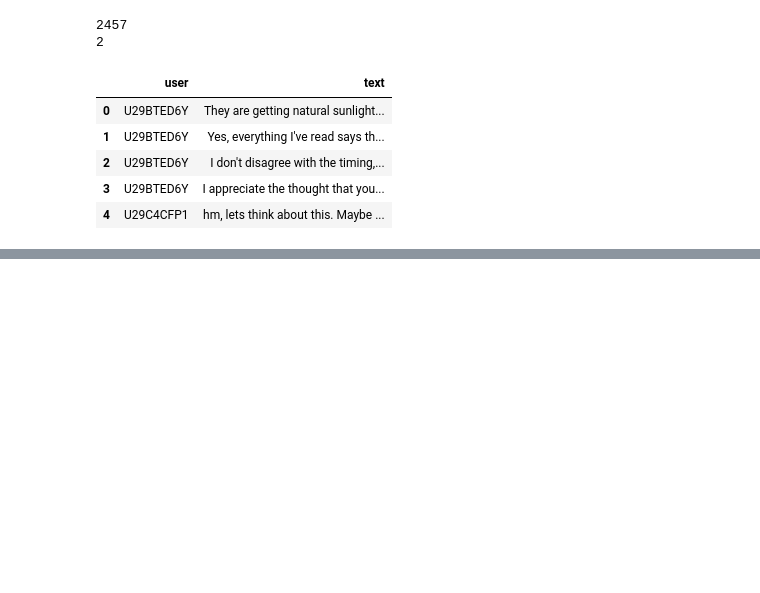
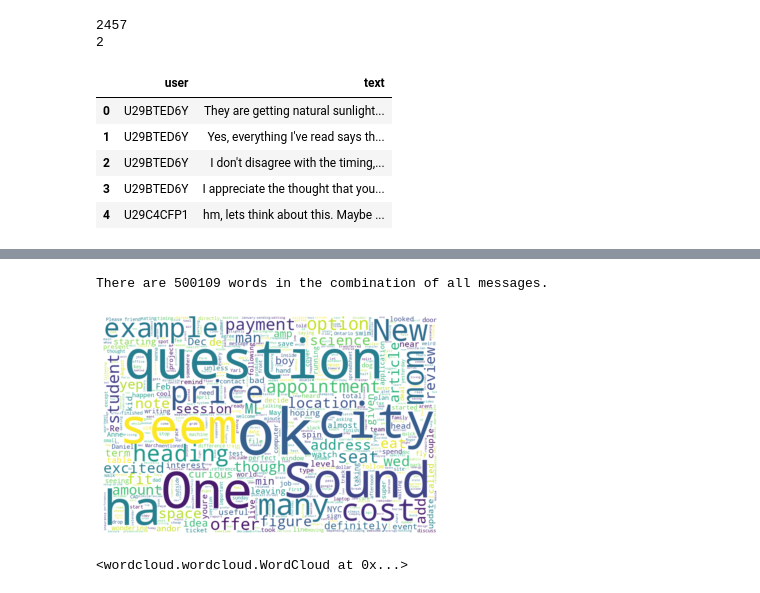
Before and after one commit to DonnaVakalis/Personal, a Jupyter notebook: DJW_slack_word.ipynb, the cells around one changed output, grey strips where cells are left out. Saved outputs shown, nothing was run; the diff lists cells and outputs as text; code cells hidden in the pictures; blank space fills up the shorter version.

Commit message:
making word clouds

```diff
--- a/DJW_slack_word.ipynb
+++ b/DJW_slack_word.ipynb
@@ -96,0 +96,16 @@ freq
+# %%
+# what are the common words
+freq_wrds = pd.Series(' '.join(dat['text']).split()).value_counts()[:500]
+freq_wrds
+
+# what are the single-use words
+infreq_wrds = pd.Series(' '.join(dat['text']).split()).value_counts()[-150:]
+infreq_wrds
+
+# make a list that excludes the most common and least common words
+
+freq_wrds= list(freq_wrds.index)
+dat['text_cleaned']  = dat['text'] .apply(lambda x: " ".join(x for x in x.split() if x not in freq_wrds))
+
+infreq_wrds= list(infreq_wrds.index)
+dat['text_cleaned']  = dat['text_cleaned'] .apply(lambda x: " ".join(x for x in x.split() if x not in infreq_wrds))
@@ -97,3 +123,31 @@ freq
+# %%
+# MAKE A WORD CLOUD
+
+text = " ".join(review for review in dat['text_cleaned'])
+print ("There are {} words in the combination of all messages.".format(len(text)))
+
+# Create stopword list:
+stopwords = set(STOPWORDS)
+
+# Generate a word cloud image
+wordcloud = WordCloud(stopwords=stopwords, background_color="white", max_words=600, width=1000, height=650).generate(text)
+
+# There are 617432 words in the combination of all messages!!!
+# %% [output]
+There are 500109 words in the combination of all messages.
+# %%
+# Display the generated image:
+# the matplotlib way:
+plt.imshow(wordcloud, interpolation='bilinear')
+plt.axis("off")
+plt.show()
+# %% [output]
+[figure, added]
+# %%
+# Save the image in the img folder:
+wordcloud.to_file("/content/gdrive/My Drive/RawDat/second_wordCloud500.png")
+# %% [output]
+<wordcloud.wordcloud.WordCloud at 0x...>
 # %%
 # USEFUL CHUNK FOR ALT WAY OF UPLOADING FILE(S)
 
```
Also changed, not shown: parts of 4 cells of this notebook.
